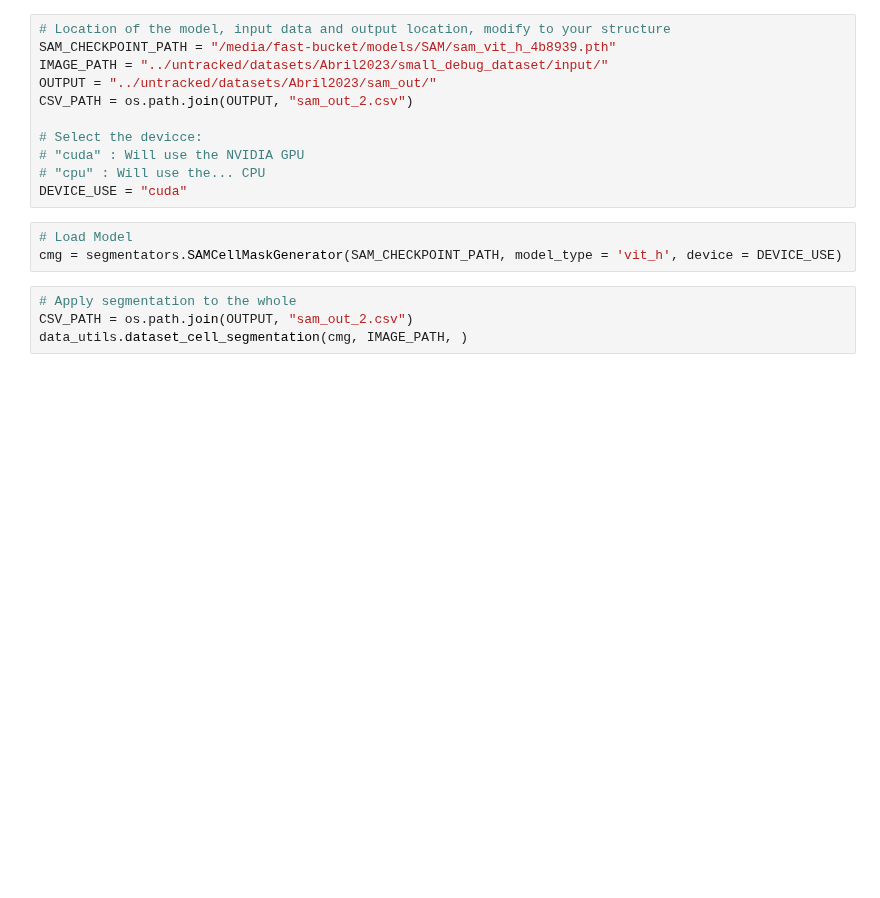
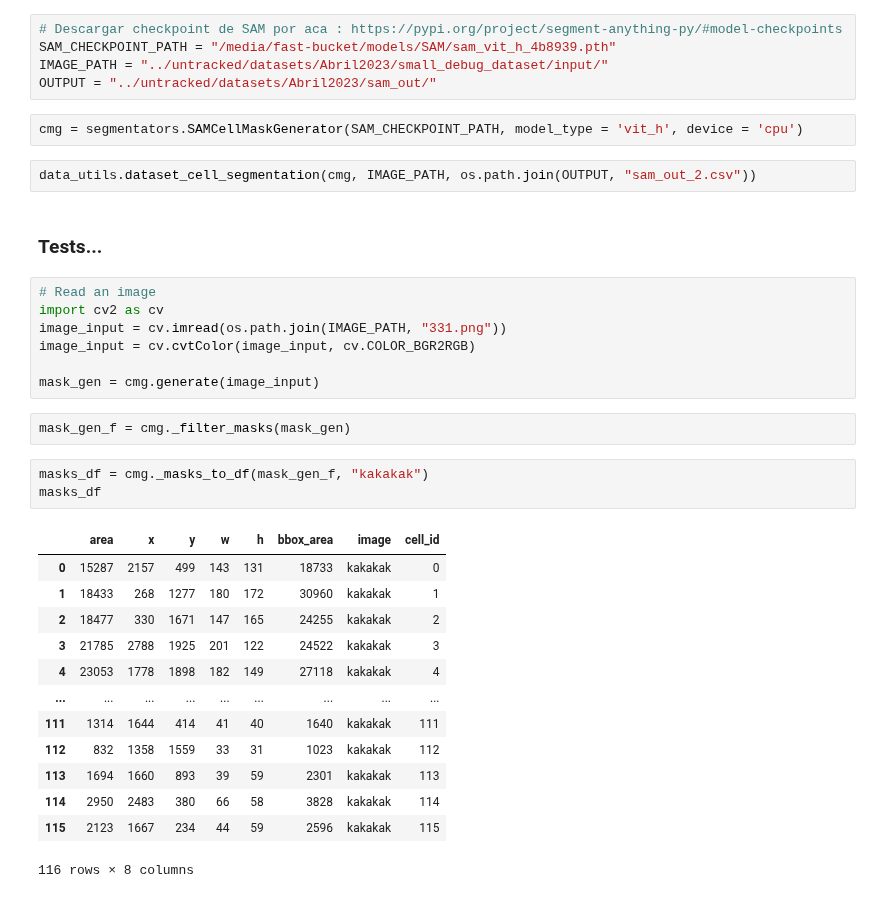
Before and after one commit to RawthiL/giar_ina_dev, a Jupyter notebook: notebooks/cell_segmentation_test.ipynb, the cells around one changed output. Saved outputs shown, nothing was run; the diff lists cells and outputs as text; blank space fills up the shorter version.

```diff
--- a/notebooks/cell_segmentation_test.ipynb
+++ b/notebooks/cell_segmentation_test.ipynb
@@ -26,18 +12,37 @@ This models requieres 16 GB of RAM (or VRAM) to work.
 # %%
-# Location of the model, input data and output location, modify to your structure
+# Descargar checkpoint de SAM por aca : https://pypi.org/project/segment-anything-py/#model-checkpoints
 SAM_CHECKPOINT_PATH = "/media/fast-bucket/models/SAM/sam_vit_h_4b8939.pth"
 IMAGE_PATH = "../untracked/datasets/Abril2023/small_debug_dataset/input/"
 OUTPUT = "../untracked/datasets/Abril2023/sam_out/"
-CSV_PATH = os.path.join(OUTPUT, "sam_out_2.csv")
-
-# Select the devicce:
-# "cuda" : Will use the NVIDIA GPU
-# "cpu" : Will use the... CPU
-DEVICE_USE = "cuda"
 # %%
-# Load Model
-cmg = segmentators.SAMCellMaskGenerator(SAM_CHECKPOINT_PATH, model_type = 'vit_h', device = DEVICE_USE)
+cmg = segmentators.SAMCellMaskGenerator(SAM_CHECKPOINT_PATH, model_type = 'vit_h', device = 'cpu')
-# %%
-# Apply segmentation to the whole
-CSV_PATH = os.path.join(OUTPUT, "sam_out_2.csv")
-data_utils.dataset_cell_segmentation(cmg, IMAGE_PATH, )
+# %%
+data_utils.dataset_cell_segmentation(cmg, IMAGE_PATH, os.path.join(OUTPUT, "sam_out_2.csv"))
+# %% [markdown]
+### Tests...
+# %%
+# Read an image
+import cv2 as cv
+image_input = cv.imread(os.path.join(IMAGE_PATH, "331.png"))
+image_input = cv.cvtColor(image_input, cv.COLOR_BGR2RGB)
+
+mask_gen = cmg.generate(image_input)
+# %%
+mask_gen_f = cmg._filter_masks(mask_gen)
+# %%
+masks_df = cmg._masks_to_df(mask_gen_f, "kakakak")
+masks_df
+# %% [output]
+|  | area | x | y | w | h | bbox_area | image | cell_id |
+| 0 | 15287 | 2157 | 499 | 143 | 131 | 18733 | kakakak | 0 |
+| 1 | 18433 | 268 | 1277 | 180 | 172 | 30960 | kakakak | 1 |
+| 2 | 18477 | 330 | 1671 | 147 | 165 | 24255 | kakakak | 2 |
+| 3 | 21785 | 2788 | 1925 | 201 | 122 | 24522 | kakakak | 3 |
+| 4 | 23053 | 1778 | 1898 | 182 | 149 | 27118 | kakakak | 4 |
+| ... | ... | ... | ... | ... | ... | ... | ... | ... |
+| 111 | 1314 | 1644 | 414 | 41 | 40 | 1640 | kakakak | 111 |
+| 112 | 832 | 1358 | 1559 | 33 | 31 | 1023 | kakakak | 112 |
+| 113 | 1694 | 1660 | 893 | 39 | 59 | 2301 | kakakak | 113 |
+| 114 | 2950 | 2483 | 380 | 66 | 58 | 3828 | kakakak | 114 |
+| 115 | 2123 | 1667 | 234 | 44 | 59 | 2596 | kakakak | 115 |
+116 rows × 8 columns
```
Also changed, not shown: parts of 14 cells of this notebook, 2 other files.
